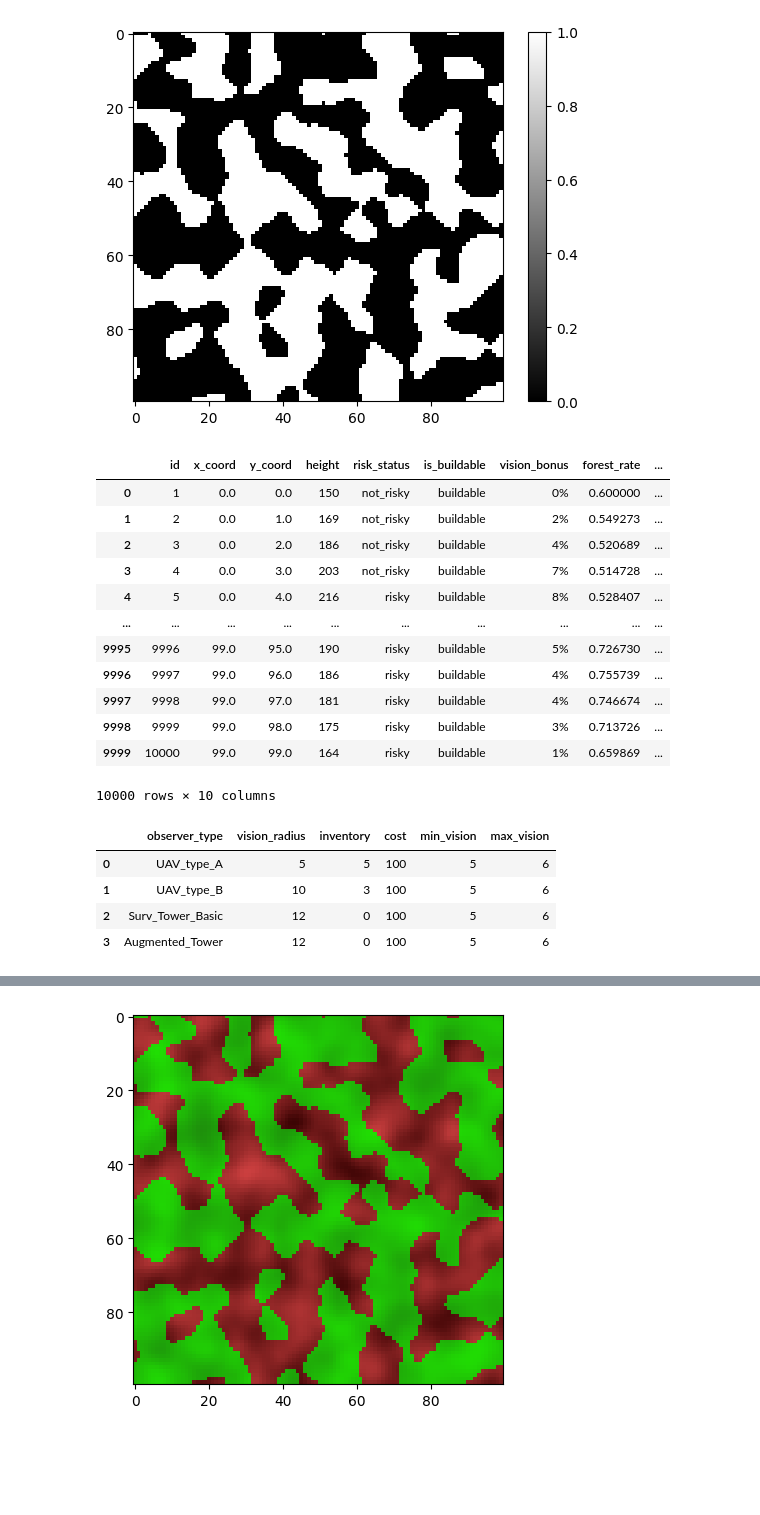
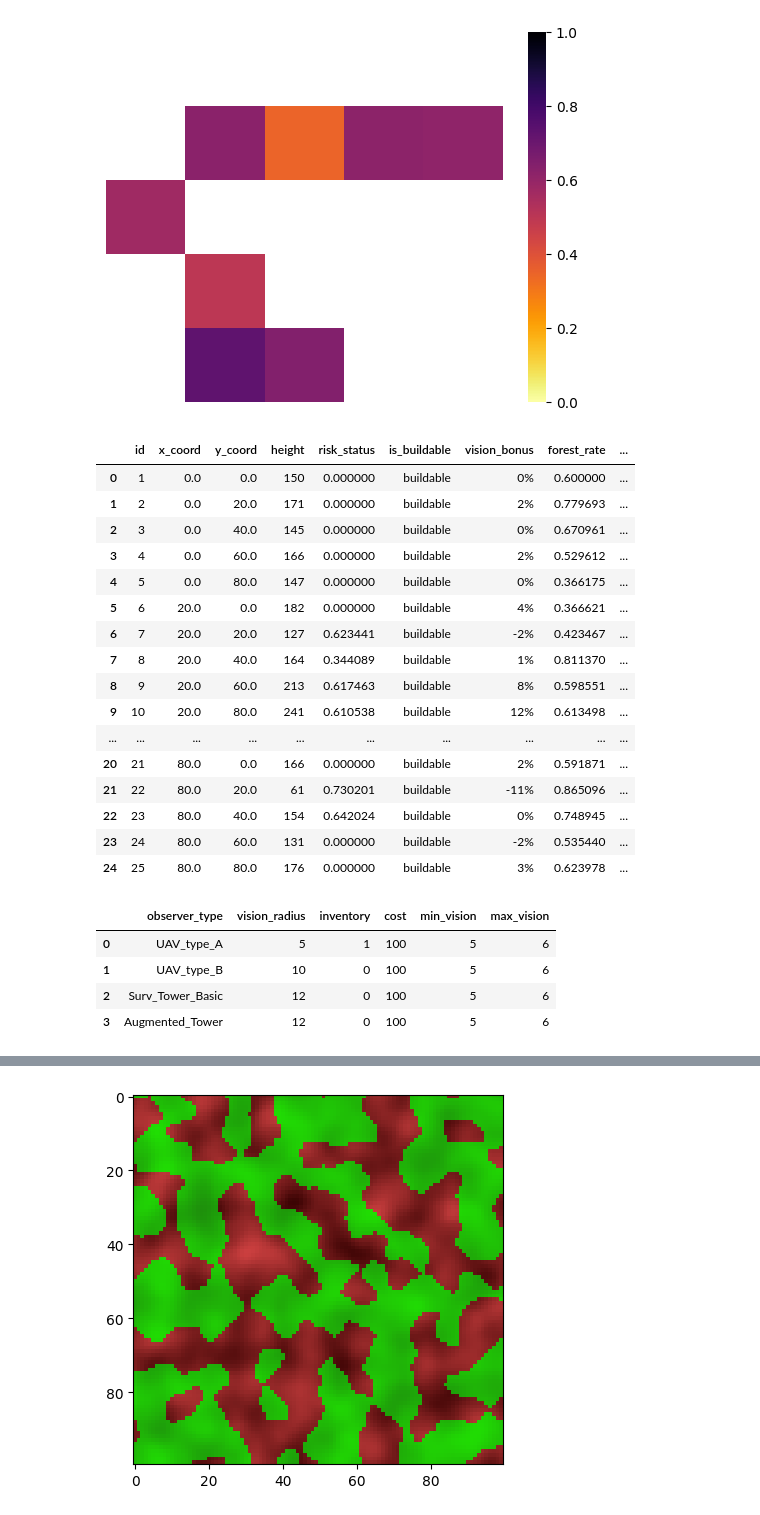
Before and after one commit to Agoraaa/fire-surveillance-2026, a Jupyter notebook: problemgen/instance_generator.ipynb, the cells around one changed output, grey strips where cells are left out. Saved outputs shown, nothing was run; the diff lists cells and outputs as text; code cells hidden in the pictures; blank space fills up the shorter version.

Commit message:
make risk_status continuous, create toy instance

```diff
--- a/problemgen/instance_generator.ipynb
+++ b/problemgen/instance_generator.ipynb
@@ -51,55 +50,57 @@ def generate_noise(x, y):
     #plt.colorbar()
     #plt.show()
     return res
+# %%
+def generate_risk_map(risk_density = 0.5, width_height = 100):
+    width = width_height
+    height = width_height
+    noise = generate_noise(width_height, width_height)
+    noise = np.array(noise)
+    noise += 1
+    noise = noise/2
+    is_hidden = noise < (1-risk_density)
+    for i in range(width):
+        for j in range(height):
+            noise[i][j] = (noise[i][j] - (1-risk_density) ) / (1- (1-risk_density) )
+            if is_hidden[i][j]:
+                noise[i][j] = 0
+    return noise, is_hidden
 # %%
-width = 100
-height = 100
-risk_density = 0.50
+width = 5
+height = 5
+risk_density = 0.4
 width_height_kilometers = 100
 cell_distance = width_height_kilometers/width
 
-risk_threshold = ((1-risk_density)*2)-1
-
-risk_map = generate_noise(width, height)
-for i in range(width):
-    for j in range(height):
-        if risk_map[i][j] > risk_threshold:
-            risk_map[i][j] = 1#(1.0, 0.0, 0.0)
-        else:
-            risk_map[i][j] = 0#(0.1, 1.0, 0.1)
-plt.figure()
-plt.imshow(risk_map, cmap='gray')
-#plt.imshow(risk_map)
-
-#plt.savefig("risk_map_3.svg")
-plt.colorbar()
-plt.show()
+risk_map, is_risky = generate_risk_map(risk_density = risk_density, width_height = width)
+risk_map = risk_map**(1/3)
+risk_heatmap = sns.heatmap(risk_map, vmin = 0, vmax = 1, cmap = "inferno_r", mask=is_risky, xticklabels=False, yticklabels=False, linewidths=0)
 
 height_map = generate_noise(width, height)
 forest_rate = generate_noise(width, height)
 fire_spread_rate = generate_noise(width, height)
 is_village = generate_noise(width, height)
 vision_bonuses = [[0 for _ in range(width)] for _ in range(height)]
 is_buildable_map = [[True for _ in range(width)] for _ in range(height)]
 for i in range(width):
     for j in range(height):
         node_height = (1+height_map[i][j])*150
         vision_bonuses[i][j] = int(20*height_map[i][j])
         height_map[i][j] = node_height
         fire_spread_rate[i][j] += 1
         fire_spread_rate[i][j] /= 2
         fire_spread_rate[i][j] *= fire_spread_rate[i][j]
         fire_spread_rate[i][j] *= 3
         forest_rate[i][j] += 1
         forest_rate[i][j] /= 2
         forest_rate[i][j] *= 0.8
         forest_rate[i][j] += 0.2
         if is_village[i][j] > 0.7:
             is_village[i][j] = 1
         else:
             is_village[i][j] = 0
 # %% [output]
-[figure, old version]
+[figure, new version]
 # %%
 lines = []
 for i in range(width):
@@ -108,7 +109,7 @@ for i in range(width):
         x_coord = (i/width) * width_height_kilometers
         y_coord = (j/height) * width_height_kilometers
         node_height = int(height_map[i][j])
-        risk_status = 'risky' if (risk_map[i][j] == 1) else 'not_risky'
+        risk_status = risk_map[i][j]
         is_buildable = 'buildable' if is_buildable_map[i][j] else 'not_buildable'
         vision_bonus = vision_bonuses[i][j]
         #print(f"""{id} {x_coord:.2f} {y_coord:.2f} {node_height}m {risk_status} {is_buildable} {vision_bonus}%""")
@@ -117,30 +118,34 @@ df1 = pd.DataFrame(lines, columns = ['id', 'x_coord', 'y_coord', 'height', 'risk
 df1
 # %% [output]
 |  | id | x_coord | y_coord | height | risk_status | is_buildable | vision_bonus | forest_rate | ... |
-| 0 | 1 | 0.0 | 0.0 | 150 | not_risky | buildable | 0% | 0.600000 | ... |
-| 1 | 2 | 0.0 | 1.0 | 169 | not_risky | buildable | 2% | 0.549273 | ... |
-| 2 | 3 | 0.0 | 2.0 | 186 | not_risky | buildable | 4% | 0.520689 | ... |
-| 3 | 4 | 0.0 | 3.0 | 203 | not_risky | buildable | 7% | 0.514728 | ... |
-| 4 | 5 | 0.0 | 4.0 | 216 | risky | buildable | 8% | 0.528407 | ... |
+| 0 | 1 | 0.0 | 0.0 | 150 | 0.000000 | buildable | 0% | 0.600000 | ... |
+| 1 | 2 | 0.0 | 20.0 | 171 | 0.000000 | buildable | 2% | 0.779693 | ... |
+| 2 | 3 | 0.0 | 40.0 | 145 | 0.000000 | buildable | 0% | 0.670961 | ... |
+| 3 | 4 | 0.0 | 60.0 | 166 | 0.000000 | buildable | 2% | 0.529612 | ... |
+| 4 | 5 | 0.0 | 80.0 | 147 | 0.000000 | buildable | 0% | 0.366175 | ... |
+| 5 | 6 | 20.0 | 0.0 | 182 | 0.000000 | buildable | 4% | 0.366621 | ... |
+| 6 | 7 | 20.0 | 20.0 | 127 | 0.623441 | buildable | -2% | 0.423467 | ... |
+| 7 | 8 | 20.0 | 40.0 | 164 | 0.344089 | buildable | 1% | 0.811370 | ... |
+| 8 | 9 | 20.0 | 60.0 | 213 | 0.617463 | buildable | 8% | 0.598551 | ... |
+| 9 | 10 | 20.0 | 80.0 | 241 | 0.610538 | buildable | 12% | 0.613498 | ... |
 | ... | ... | ... | ... | ... | ... | ... | ... | ... | ... |
-| 9995 | 9996 | 99.0 | 95.0 | 190 | risky | buildable | 5% | 0.726730 | ... |
-| 9996 | 9997 | 99.0 | 96.0 | 186 | risky | buildable | 4% | 0.755739 | ... |
-| 9997 | 9998 | 99.0 | 97.0 | 181 | risky | buildable | 4% | 0.746674 | ... |
-| 9998 | 9999 | 99.0 | 98.0 | 175 | risky | buildable | 3% | 0.713726 | ... |
-| 9999 | 10000 | 99.0 | 99.0 | 164 | risky | buildable | 1% | 0.659869 | ... |
+| 20 | 21 | 80.0 | 0.0 | 166 | 0.000000 | buildable | 2% | 0.591871 | ... |
+| 21 | 22 | 80.0 | 20.0 | 61 | 0.730201 | buildable | -11% | 0.865096 | ... |
+| 22 | 23 | 80.0 | 40.0 | 154 | 0.642024 | buildable | 0% | 0.748945 | ... |
+| 23 | 24 | 80.0 | 60.0 | 131 | 0.000000 | buildable | -2% | 0.535440 | ... |
+| 24 | 25 | 80.0 | 80.0 | 176 | 0.000000 | buildable | 3% | 0.623978 | ... |
-10000 rows × 10 columns
 # %%
 lines = []
-lines.append(['UAV_type_A', 5, 5, 100, 5, 6])
-lines.append(['UAV_type_B', 10, 3, 100, 5, 6])
+lines.append(['UAV_type_A', 5, 1, 100, 5, 6])
+lines.append(['UAV_type_B', 10, 0, 100, 5, 6])
 lines.append(['Surv_Tower_Basic', 12, 0, 100, 5, 6])
 lines.append(['Augmented_Tower', 12, 0, 100, 5, 6])
 df2 = pd.DataFrame(lines, columns = ['observer_type', 'vision_radius', 'inventory', 'cost', 'min_vision', 'max_vision'])
 df2
 # %% [output]
 |  | observer_type | vision_radius | inventory | cost | min_vision | max_vision |
-| 0 | UAV_type_A | 5 | 5 | 100 | 5 | 6 |
-| 1 | UAV_type_B | 10 | 3 | 100 | 5 | 6 |
+| 0 | UAV_type_A | 5 | 1 | 100 | 5 | 6 |
+| 1 | UAV_type_B | 10 | 0 | 100 | 5 | 6 |
 | 2 | Surv_Tower_Basic | 12 | 0 | 100 | 5 | 6 |
 | 3 | Augmented_Tower | 12 | 0 | 100 | 5 | 6 |
 # %%
```
Also changed, not shown: parts of 6 cells of this notebook, 7 other files.
